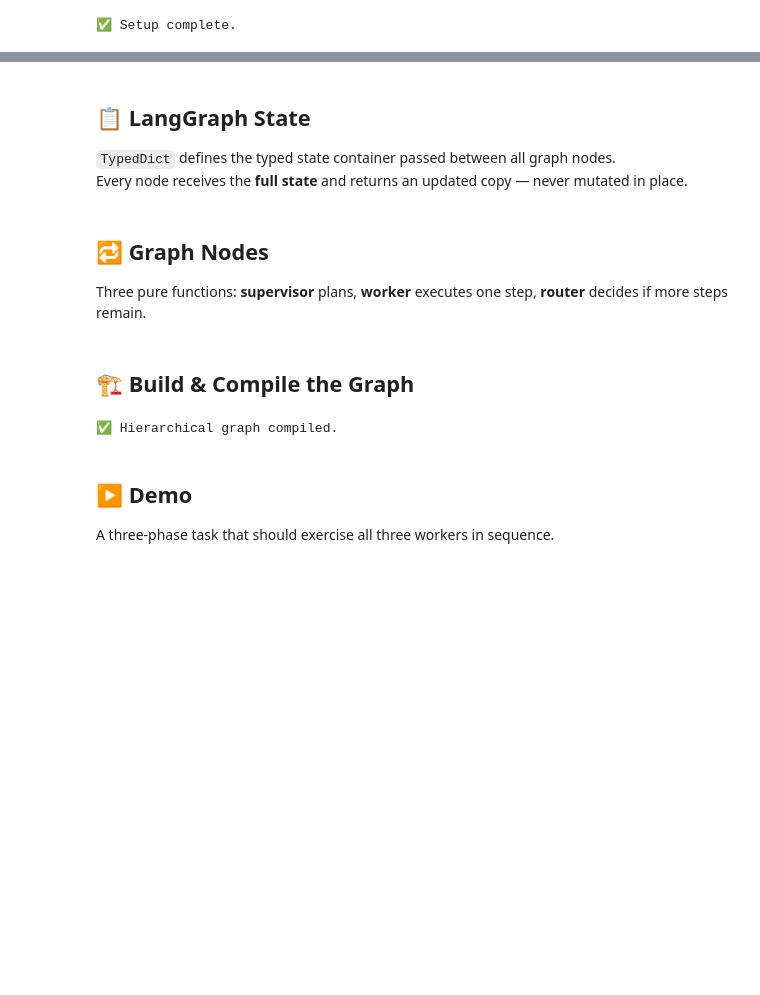
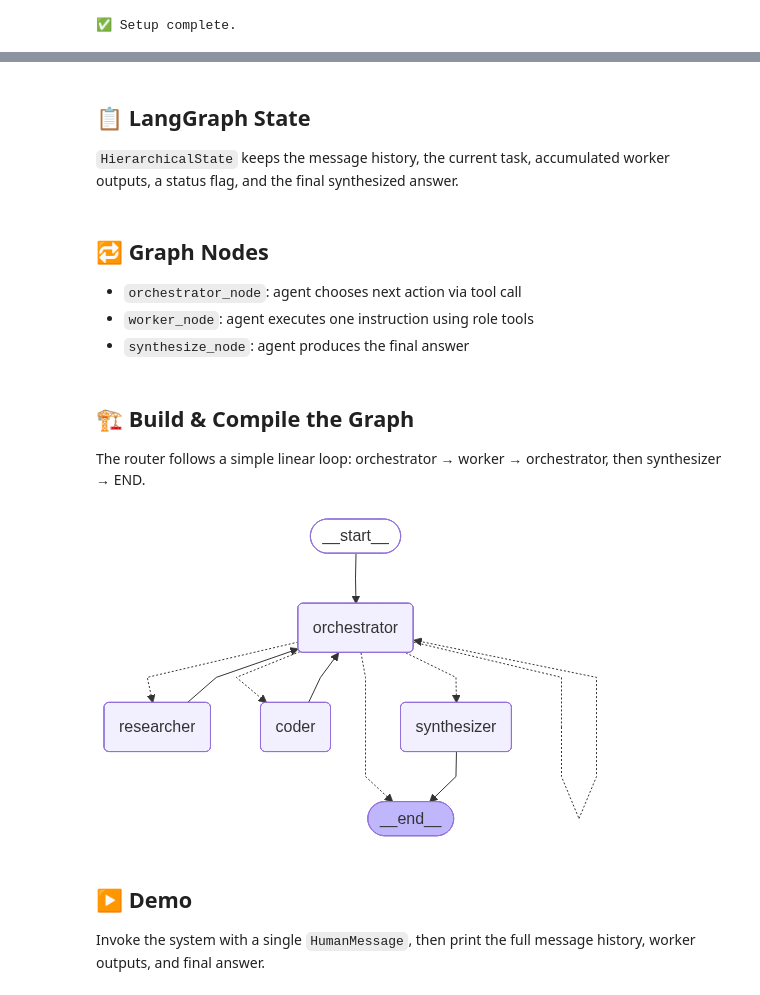
Before and after one commit to AlessandroMaini/llm-mas, a Jupyter notebook: notebooks/02_hierarchical_mas.ipynb, the cells around one changed output, grey strips where cells are left out. Drawn from its saved outputs; the diff is of its cells as text; code cells hidden in the pictures; blank space fills up the shorter version.

```diff
--- a/notebooks/02_hierarchical_mas.ipynb
+++ b/notebooks/02_hierarchical_mas.ipynb
@@ -124,5 +132,4 @@ for i, step in enumerate(sample_plan.steps, 1):
 # %% [markdown]
 ## 📋 LangGraph State
 
-`TypedDict` defines the typed state container passed between all graph nodes.
-Every node receives the **full state** and returns an updated copy — never mutated in place.
+`HierarchicalState` keeps the message history, the current task, accumulated worker outputs, a status flag, and the final synthesized answer.
@@ -135,5 +136,7 @@ class MASState(TypedDict):
 # %% [markdown]
 ## 🔁 Graph Nodes
 
-Three pure functions: **supervisor** plans, **worker** executes one step, **router** decides if more steps remain.
+- `orchestrator_node`: agent chooses next action via tool call
+- `worker_node`: agent executes one instruction using role tools
+- `synthesize_node`: agent produces the final answer
 # %%
@@ -161,20 +200,43 @@ def should_continue(state: MASState) -> str:
 # %% [markdown]
 ## 🏗️ Build & Compile the Graph
+The router follows a simple linear loop: orchestrator → worker → orchestrator, then synthesizer → END.
 # %%
-graph = StateGraph(MASState)
-graph.add_node("supervisor", supervisor_node)
-graph.add_node("worker",     worker_node)
+from IPython.display import display, Image
 
-graph.set_entry_point("supervisor")          # planning always runs first
-graph.add_edge("supervisor", "worker")        # then execute step 0
-graph.add_conditional_edges("worker", should_continue)  # loop or END
+# --- Graph ---
+workflow = StateGraph(HierarchicalState)
+workflow.add_node("orchestrator", orchestrator_node)
+workflow.add_node("researcher", lambda state: worker_node(state, "Researcher", researcher_agent))
+workflow.add_node("coder", lambda state: worker_node(state, "Coder", coder_agent))
+workflow.add_node("synthesizer", lambda state: synthesize_node(state, synthesizer_agent))
 
-app = graph.compile()
-print("✅ Hierarchical graph compiled.")
+workflow.set_entry_point("orchestrator")
+
+
+def router(state: HierarchicalState) -> Literal["researcher", "coder", "synthesizer", END, "orchestrator"]:
+    if state["status"] == "call_researcher":
+        return "researcher"
+    if state["status"] == "call_coder":
+        return "coder"
+    if state["status"] == "synthesizing":
+        return "synthesizer"
+    if state["status"] == "done":
+        return END
+    return "orchestrator"
+
+
+workflow.add_conditional_edges("orchestrator", router)
+workflow.add_edge("researcher", "orchestrator")
+workflow.add_edge("coder", "orchestrator")
+workflow.add_edge("synthesizer", END)
+
+app = workflow.compile()
+
+display(Image(app.get_graph().draw_mermaid_png()))
 # %% [output]
-✅ Hierarchical graph compiled.
+[figure, added]
 # %% [markdown]
 ## ▶️ Demo
 
-A three-phase task that should exercise all three workers in sequence.
+Invoke the system with a single `HumanMessage`, then print the full message history, worker outputs, and final answer.
 # %%
```
Also changed, not shown: parts of 15 cells of this notebook, 5 other files.
